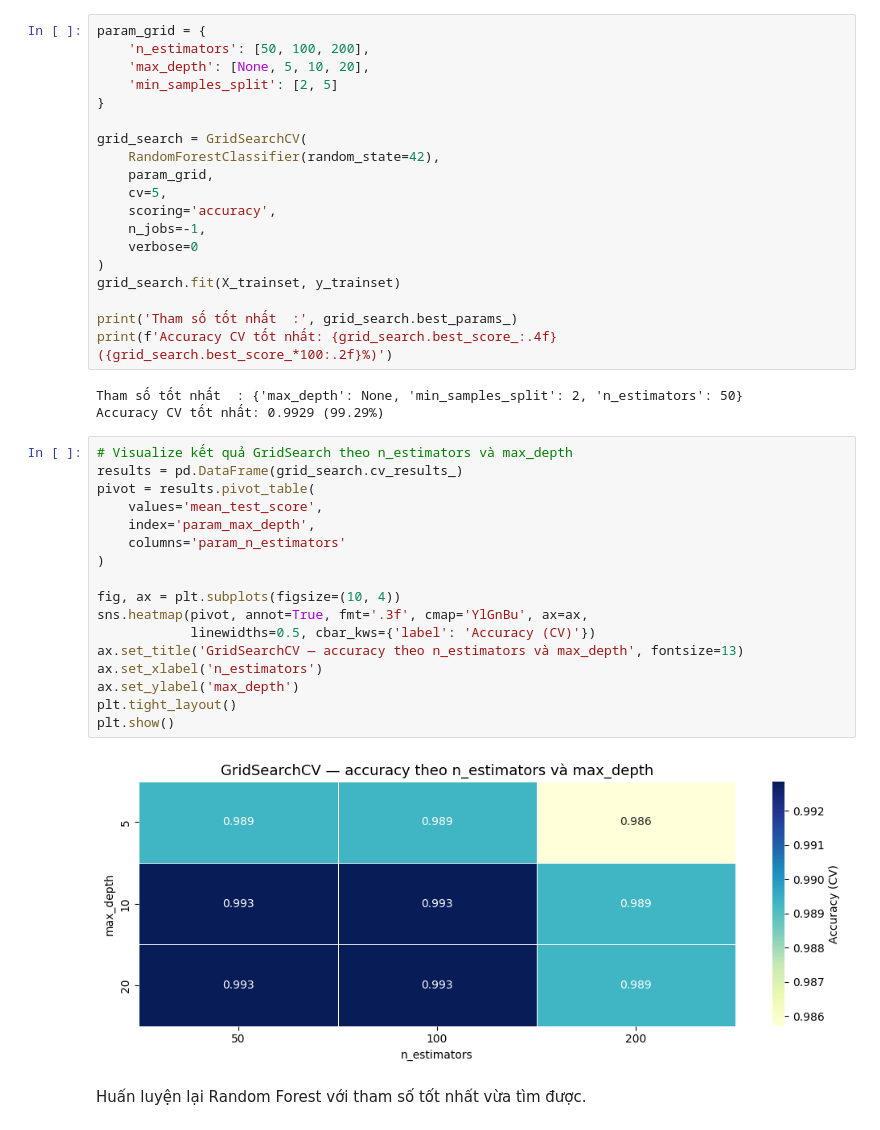
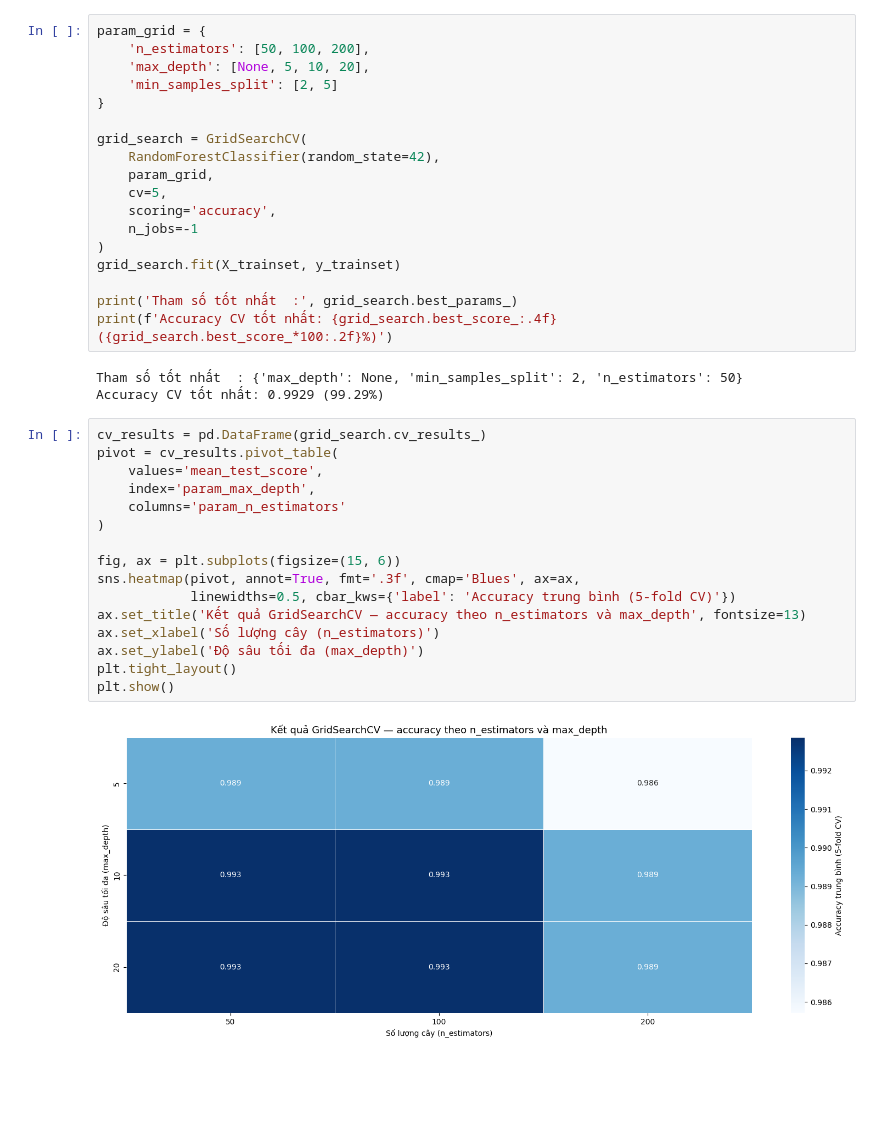
Before and after one commit to trungcandygit/M-n_HTTM, a Jupyter notebook: L7_random_forest_completed.ipynb, the cells around one changed output. Cells and saved outputs as stored; diff of their text form; blank space fills up the shorter version.

```diff
--- a/L7_random_forest_completed.ipynb
+++ b/L7_random_forest_completed.ipynb
@@ -238,8 +305,7 @@ grid_search = GridSearchCV(
     param_grid,
     cv=5,
     scoring='accuracy',
-    n_jobs=-1,
-    verbose=0
+    n_jobs=-1
 )
 grid_search.fit(X_trainset, y_trainset)
 
@@ -249,26 +315,23 @@ print(f'Accuracy CV tốt nhất: {grid_search.best_score_:.4f} ({grid_search.be
 Tham số tốt nhất  : {'max_depth': None, 'min_samples_split': 2, 'n_estimators': 50}
 Accuracy CV tốt nhất: 0.9929 (99.29%)
 # %%
-# Visualize kết quả GridSearch theo n_estimators và max_depth
-results = pd.DataFrame(grid_search.cv_results_)
-pivot = results.pivot_table(
+cv_results = pd.DataFrame(grid_search.cv_results_)
+pivot = cv_results.pivot_table(
     values='mean_test_score',
     index='param_max_depth',
     columns='param_n_estimators'
 )
 
-fig, ax = plt.subplots(figsize=(10, 4))
-sns.heatmap(pivot, annot=True, fmt='.3f', cmap='YlGnBu', ax=ax,
-            linewidths=0.5, cbar_kws={'label': 'Accuracy (CV)'})
-ax.set_title('GridSearchCV — accuracy theo n_estimators và max_depth', fontsize=13)
-ax.set_xlabel('n_estimators')
-ax.set_ylabel('max_depth')
+fig, ax = plt.subplots(figsize=(15, 6))
+sns.heatmap(pivot, annot=True, fmt='.3f', cmap='Blues', ax=ax,
+            linewidths=0.5, cbar_kws={'label': 'Accuracy trung bình (5-fold CV)'})
+ax.set_title('Kết quả GridSearchCV — accuracy theo n_estimators và max_depth', fontsize=13)
+ax.set_xlabel('Số lượng cây (n_estimators)')
+ax.set_ylabel('Độ sâu tối đa (max_depth)')
 plt.tight_layout()
 plt.show()
 # %% [output]
-[figure, old version]
+[figure, new version]
-# %% [markdown]
-Huấn luyện lại Random Forest với tham số tốt nhất vừa tìm được.
 # %%
 best_rf = grid_search.best_estimator_
 best_rf.fit(X_trainset, y_trainset)
```
Also changed, not shown: parts of 42 cells of this notebook.
